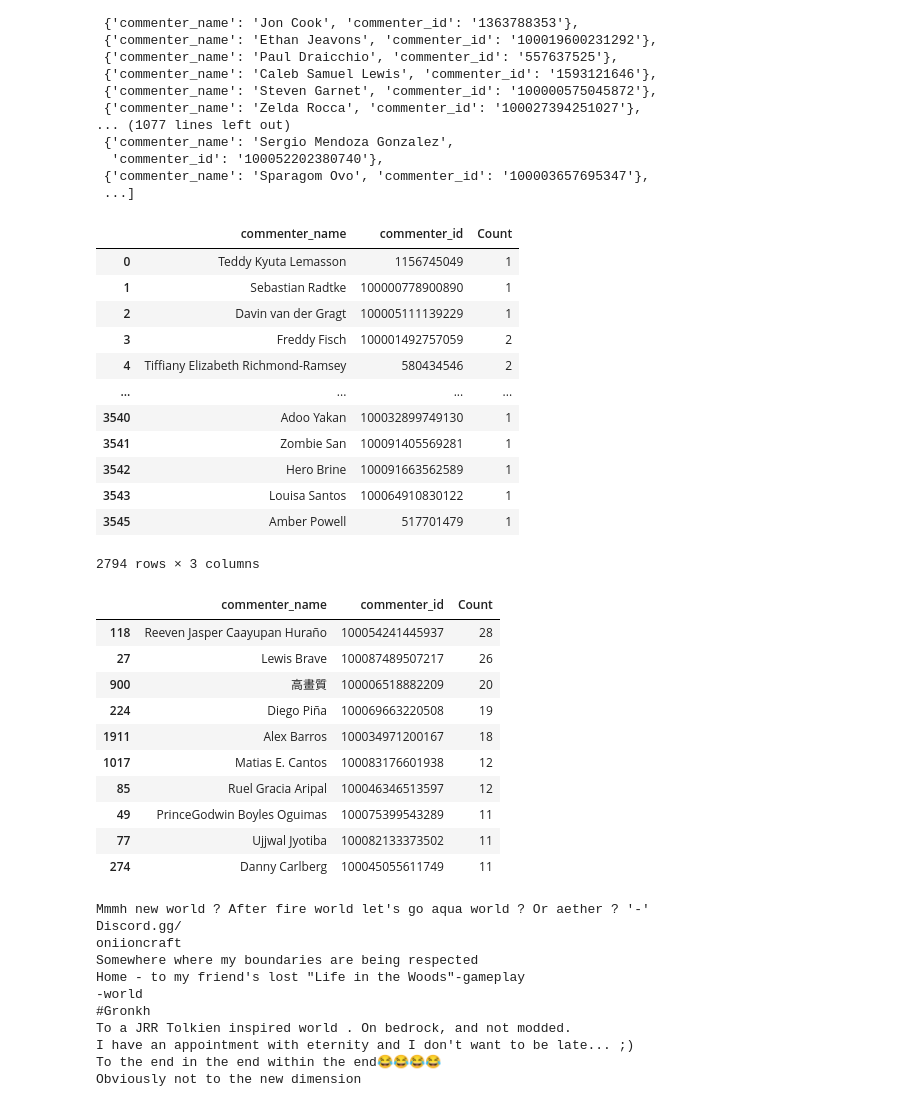
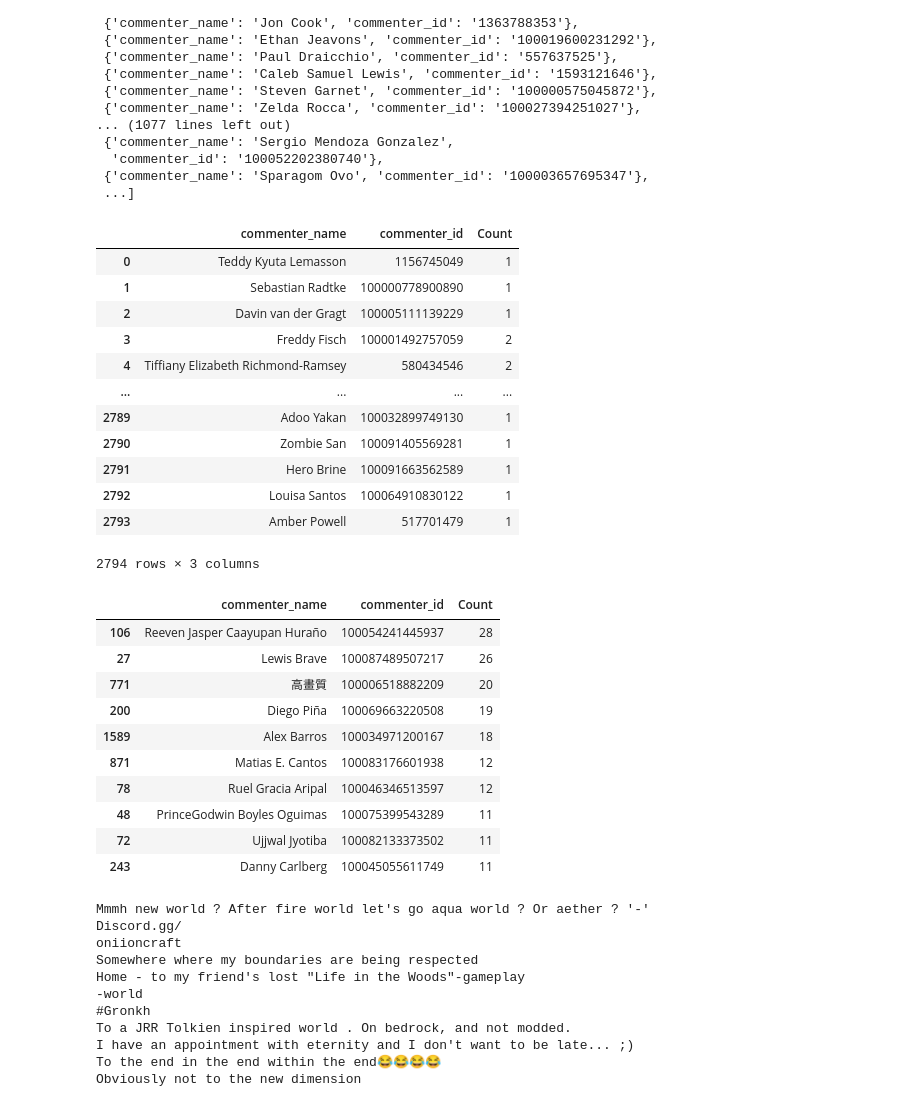
Before and after one commit to dphieu/final_project_python, a Jupyter notebook: Analyze_Data.ipynb, the cells around one changed output. Cells and saved outputs as stored; diff of their text form; code cells hidden in the pictures.

```diff
--- a/Analyze_Data.ipynb
+++ b/Analyze_Data.ipynb
@@ -403,8 +403,8 @@ name = []
 for i in range(144):
     raw_comment = DateTimeReplace(df['comments_full'].iloc[i]) # Xử lý datetime.datetime() để sử dụng ast.literal_eval, nếu không sẽ bị lỗi parse
     list_comments = ast.literal_eval(raw_comment) # Parse comment từ str sang list/dict
-    name.extend(list(map(lambda d: {'commenter_name': d['commenter_name'], 'commenter_id': d['commenter_id']}, filter(lambda d: 'commenter_name' in d and 'commenter_id' in d, list_comments))))
- # Lấy tên và id của những người bình luận chính
+    name.extend(list(map(lambda d: {'commenter_name': d['commenter_name'], 'commenter_id': d['commenter_id']},
+                         filter(lambda d: 'commenter_name' in d and 'commenter_id' in d, list_comments)))) # Lấy tên và id của những người bình luận chính
     comment.append('\n'.join([comment['comment_text'] for comment in list_comments ])) # Lấy nội dung bình luận
 comment
 # %% [output]
@@ -448,36 +448,36 @@ name
 # %%
 name_df = pd.DataFrame(name)
 name_df['Count'] = name_df.groupby(['commenter_name', 'commenter_id'])['commenter_name'].transform('count')
-name_unique_df = name_df.drop_duplicates(subset=['commenter_name', 'commenter_id'])
+name_unique_df = name_df.drop_duplicates(subset=['commenter_name', 'commenter_id']).reset_index(drop=True)
 name_unique_df
 # %% [output]
 |  | commenter_name | commenter_id | Count |
 | 0 | Teddy Kyuta Lemasson | 1156745049 | 1 |
 | 1 | Sebastian Radtke | 100000778900890 | 1 |
 | 2 | Davin van der Gragt | 100005111139229 | 1 |
 | 3 | Freddy Fisch | 100001492757059 | 2 |
 | 4 | Tiffiany Elizabeth Richmond-Ramsey | 580434546 | 2 |
 | ... | ... | ... | ... |
-| 3540 | Adoo Yakan | 100032899749130 | 1 |
-| 3541 | Zombie San | 100091405569281 | 1 |
-| 3542 | Hero Brine | 100091663562589 | 1 |
-| 3543 | Louisa Santos | 100064910830122 | 1 |
-| 3545 | Amber Powell | 517701479 | 1 |
+| 2789 | Adoo Yakan | 100032899749130 | 1 |
+| 2790 | Zombie San | 100091405569281 | 1 |
+| 2791 | Hero Brine | 100091663562589 | 1 |
+| 2792 | Louisa Santos | 100064910830122 | 1 |
+| 2793 | Amber Powell | 517701479 | 1 |
 2794 rows × 3 columns
 # %%
 name_unique_df.sort_values(by='Count', ascending=False).head(10)
 # %% [output]
 |  | commenter_name | commenter_id | Count |
-| 118 | Reeven Jasper Caayupan Huraño | 100054241445937 | 28 |
+| 106 | Reeven Jasper Caayupan Huraño | 100054241445937 | 28 |
 | 27 | Lewis Brave | 100087489507217 | 26 |
-| 900 | 高畫質 | 100006518882209 | 20 |
-| 224 | Diego Piña | 100069663220508 | 19 |
-| 1911 | Alex Barros | 100034971200167 | 18 |
-| 1017 | Matias E. Cantos | 100083176601938 | 12 |
-| 85 | Ruel Gracia Aripal | 100046346513597 | 12 |
-| 49 | PrinceGodwin Boyles Oguimas | 100075399543289 | 11 |
-| 77 | Ujjwal Jyotiba | 100082133373502 | 11 |
-| 274 | Danny Carlberg | 100045055611749 | 11 |
+| 771 | 高畫質 | 100006518882209 | 20 |
+| 200 | Diego Piña | 100069663220508 | 19 |
+| 1589 | Alex Barros | 100034971200167 | 18 |
+| 871 | Matias E. Cantos | 100083176601938 | 12 |
+| 78 | Ruel Gracia Aripal | 100046346513597 | 12 |
+| 48 | PrinceGodwin Boyles Oguimas | 100075399543289 | 11 |
+| 72 | Ujjwal Jyotiba | 100082133373502 | 11 |
+| 243 | Danny Carlberg | 100045055611749 | 11 |
 # %%
 cmt_text = ""
 for i in comment:
```
Also changed, not shown: parts of 2 cells of this notebook.
